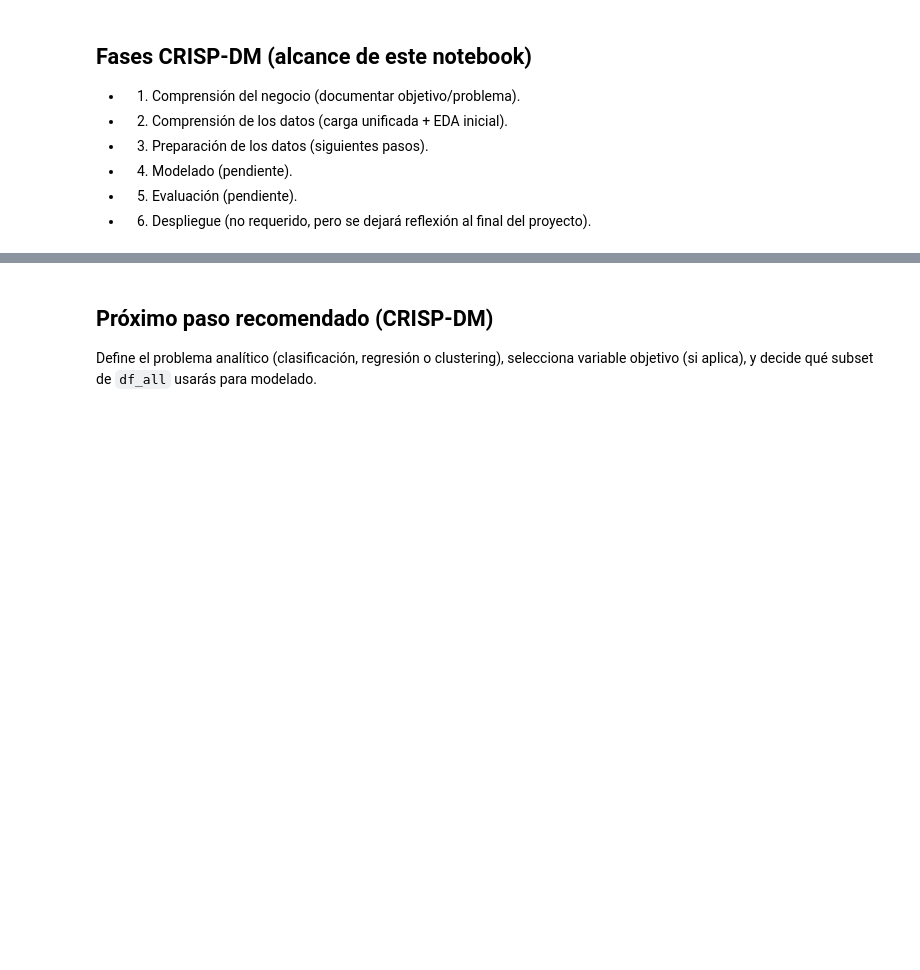
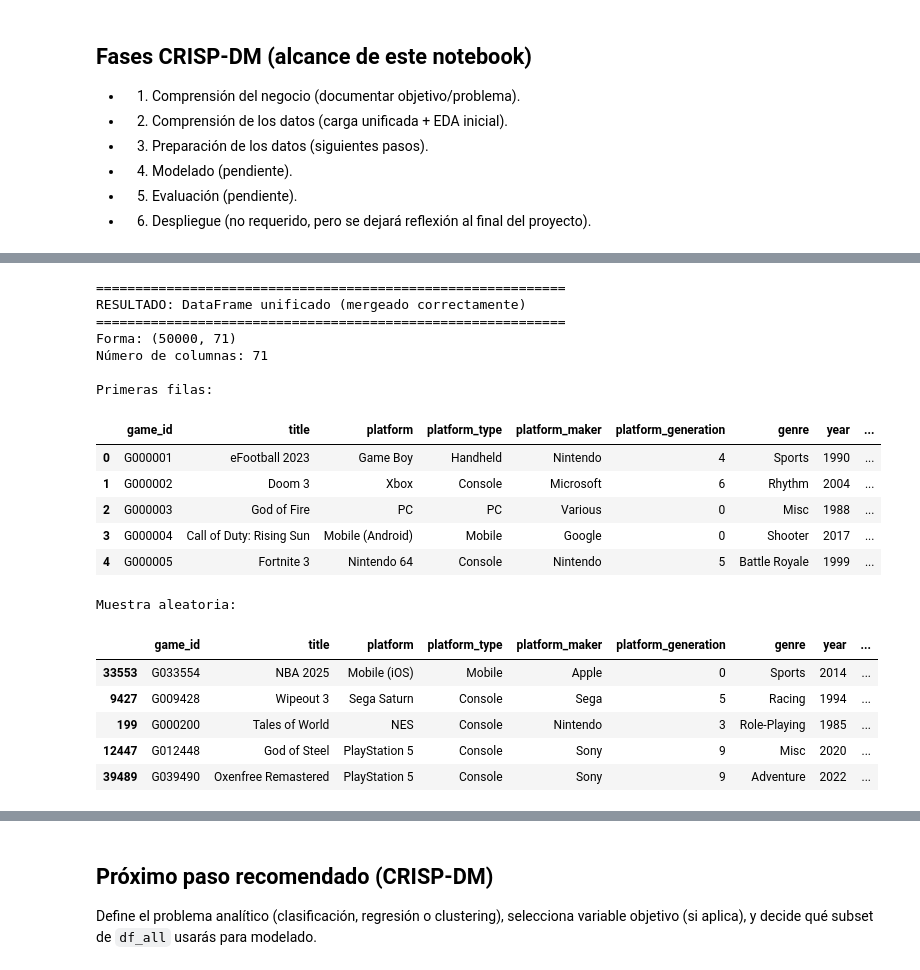
Before and after one commit to thetygerpotatto/CSfinal, a Jupyter notebook: gamess.ipynb, the cells around one changed output, grey strips where cells are left out. Cells and saved outputs as stored; diff of their text form; code cells hidden in the pictures; blank space fills up the shorter version.

```diff
--- a/gamess.ipynb
+++ b/gamess.ipynb
@@ -63,12 +108,35 @@ print(f"Tablas cargadas en raw_tables: {list(raw_tables.keys())}")
 # %%
-# DataFrame unificado con todos los CSV
-df_all = pd.concat(frames, ignore_index=True, sort=False)
+print("\n" + "="*60)
+print("RESULTADO: DataFrame unificado (mergeado correctamente)")
+print("="*60)
+print(f"Forma: {df_all.shape}")
+print(f"Número de columnas: {len(df_all.columns)}")
+print(f"\nPrimeras filas:")
+display(df_all.head())
 
-print("Forma del DataFrame unificado:", df_all.shape)
-print("Número de columnas:", len(df_all.columns))
-
-display(df_all.head())
+print(f"\nMuestra aleatoria:")
 display(df_all.sample(min(5, len(df_all)), random_state=42))
+# %% [output]
+============================================================
+RESULTADO: DataFrame unificado (mergeado correctamente)
+============================================================
+Forma: (50000, 71)
+Número de columnas: 71
+
+Primeras filas:
+|  | game_id | title | platform | platform_type | platform_maker | platform_generation | genre | year | ... |
+| 0 | G000001 | eFootball 2023 | Game Boy | Handheld | Nintendo | 4 | Sports | 1990 | ... |
+| 1 | G000002 | Doom 3 | Xbox | Console | Microsoft | 6 | Rhythm | 2004 | ... |
+| 2 | G000003 | God of Fire | PC | PC | Various | 0 | Misc | 1988 | ... |
+| 3 | G000004 | Call of Duty: Rising Sun | Mobile (Android) | Mobile | Google | 0 | Shooter | 2017 | ... |
+| 4 | G000005 | Fortnite 3 | Nintendo 64 | Console | Nintendo | 5 | Battle Royale | 1999 | ... |
+Muestra aleatoria:
+|  | game_id | title | platform | platform_type | platform_maker | platform_generation | genre | year | ... |
+| 33553 | G033554 | NBA 2025 | Mobile (iOS) | Mobile | Apple | 0 | Sports | 2014 | ... |
+| 9427 | G009428 | Wipeout 3 | Sega Saturn | Console | Sega | 5 | Racing | 1994 | ... |
+| 199 | G000200 | Tales of World | NES | Console | Nintendo | 3 | Role-Playing | 1985 | ... |
+| 12447 | G012448 | God of Steel | PlayStation 5 | Console | Sony | 9 | Misc | 2020 | ... |
+| 39489 | G039490 | Oxenfree Remastered | PlayStation 5 | Console | Sony | 9 | Adventure | 2022 | ... |
 # %%
 # Resumen rápido de estructura y calidad de datos
 quality_summary = pd.DataFrame({
```
Also changed, not shown: parts of 7 cells of this notebook.
